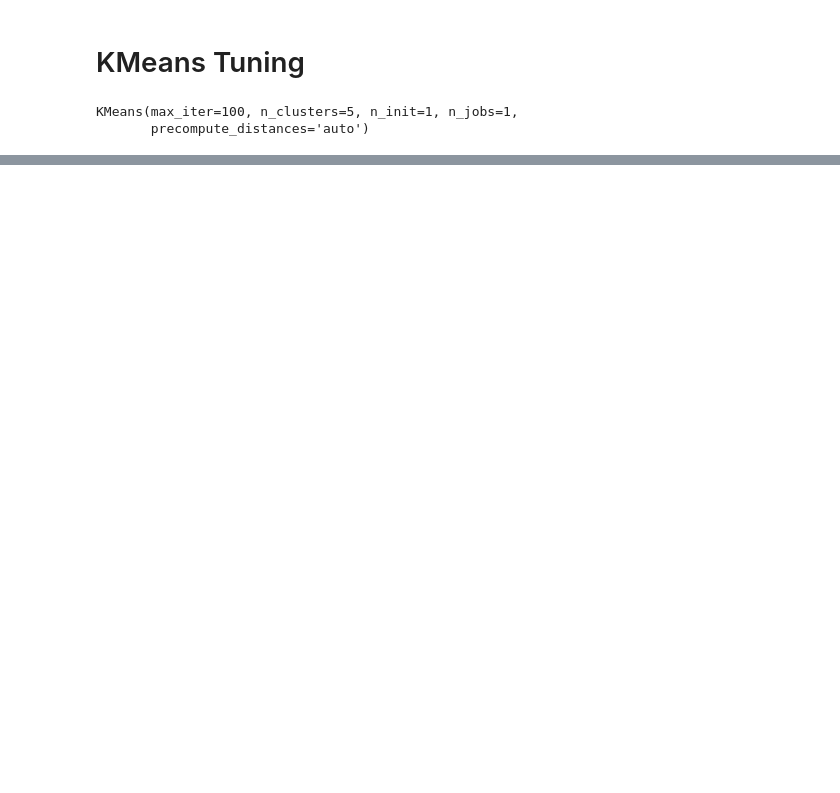
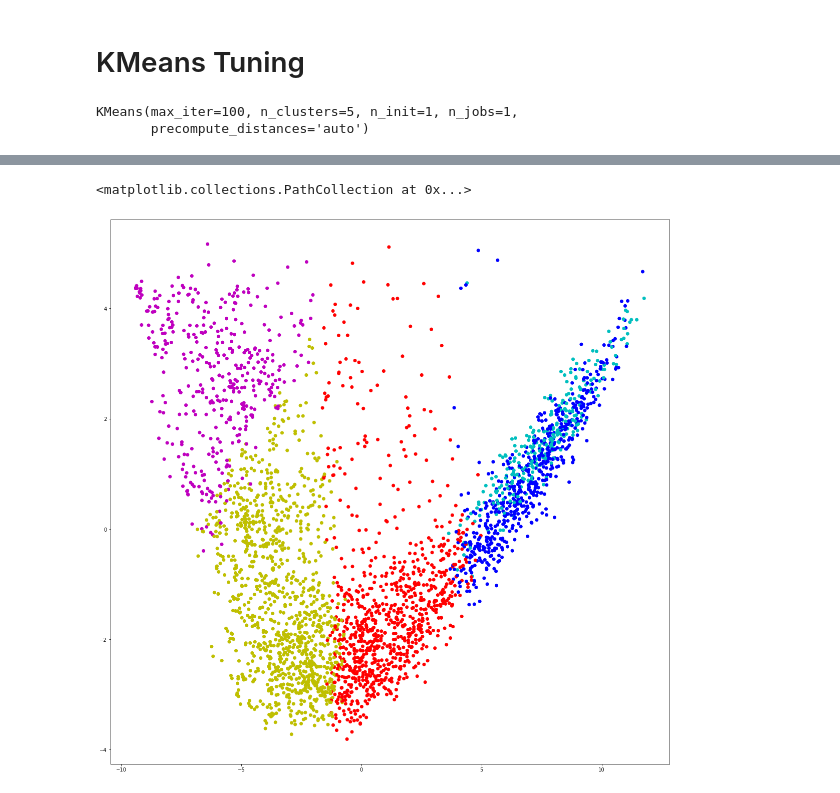
Before and after one commit to spolovynko/Challenge-Document-Clustering, a Jupyter notebook: Pdf_vectorizer.ipynb, the cells around one changed output, grey strips where cells are left out. Drawn from its saved outputs; the diff is of its cells as text; code cells hidden in the pictures; blank space fills up the shorter version.

```diff
--- a/Pdf_vectorizer.ipynb
+++ b/Pdf_vectorizer.ipynb
@@ -277,0 +347,16 @@ print(set(train_labels))
+# %%
+scatter_plot_points = PCA(n_components = pca_num_components).fit_transform(bow_df)
+# %%
+colors = ["r","b","y","c","m"]
+# %%
+x_axis = [p[0] for p in scatter_plot_points]
+y_axis = [p[1] for p in scatter_plot_points]
+# %%
+bow_labels = kmeans_bow.fit_predict(bow_df)
+bow_df["Label"] = bow_labels
+# %%
+fig, ax = plt.subplots(figsize=(20,20))
+ax.scatter(x_axis,y_axis, c=[colors[i] for i in bow_df["Label"]])
+# %% [output]
+<matplotlib.collections.PathCollection at 0x...>
+[figure, added]
```
Also changed, not shown: parts of 46 cells of this notebook, 2 other files.
